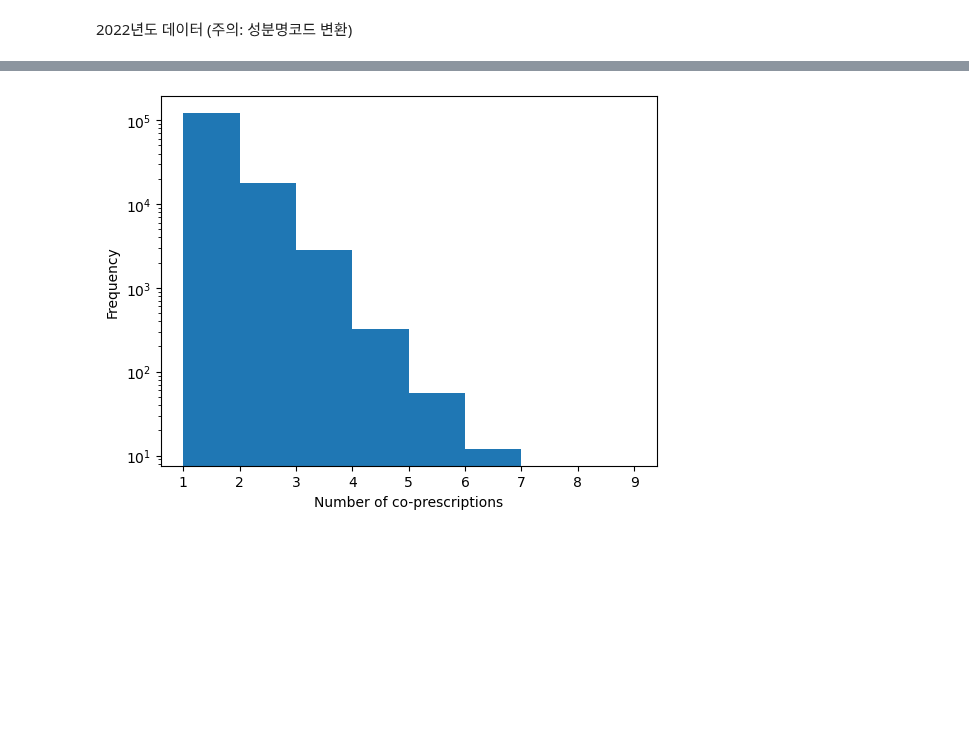
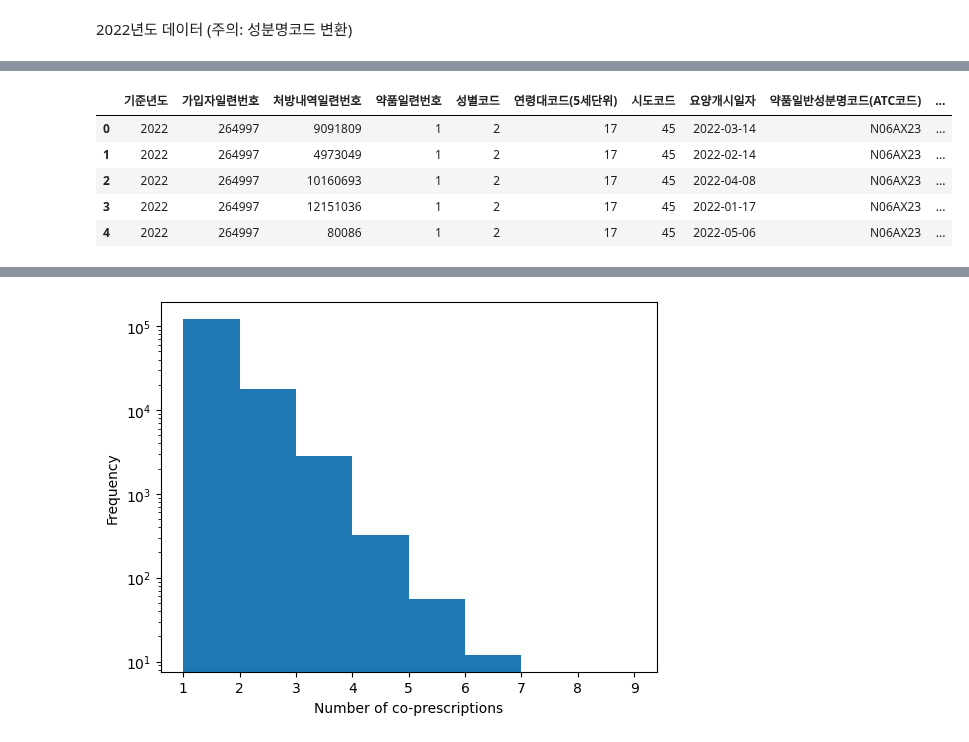
Before and after one commit to YuHan-J-Nam/Drug_Coprescription_Network_Analysis, a Jupyter notebook: medicine_filtering.ipynb, the cells around one changed output, grey strips where cells are left out. Cells and saved outputs as stored; diff of their text form; code cells hidden in the pictures; blank space fills up the shorter version.

```diff
--- a/medicine_filtering.ipynb
+++ b/medicine_filtering.ipynb
@@ -171,0 +177,9 @@ plt.show()
+# %%
+df_2022.head()
+# %% [output]
+|  | 기준년도 | 가입자일련번호 | 처방내역일련번호 | 약품일련번호 | 성별코드 | 연령대코드(5세단위) | 시도코드 | 요양개시일자 | 약품일반성분명코드(ATC코드) | ... |
+| 0 | 2022 | 264997 | 9091809 | 1 | 2 | 17 | 45 | 2022-03-14 | N06AX23 | ... |
+| 1 | 2022 | 264997 | 4973049 | 1 | 2 | 17 | 45 | 2022-02-14 | N06AX23 | ... |
+| 2 | 2022 | 264997 | 10160693 | 1 | 2 | 17 | 45 | 2022-04-08 | N06AX23 | ... |
+| 3 | 2022 | 264997 | 12151036 | 1 | 2 | 17 | 45 | 2022-01-17 | N06AX23 | ... |
+| 4 | 2022 | 264997 | 80086 | 1 | 2 | 17 | 45 | 2022-05-06 | N06AX23 | ... |
```
Also changed, not shown: parts of 43 cells of this notebook, 1 other file.
